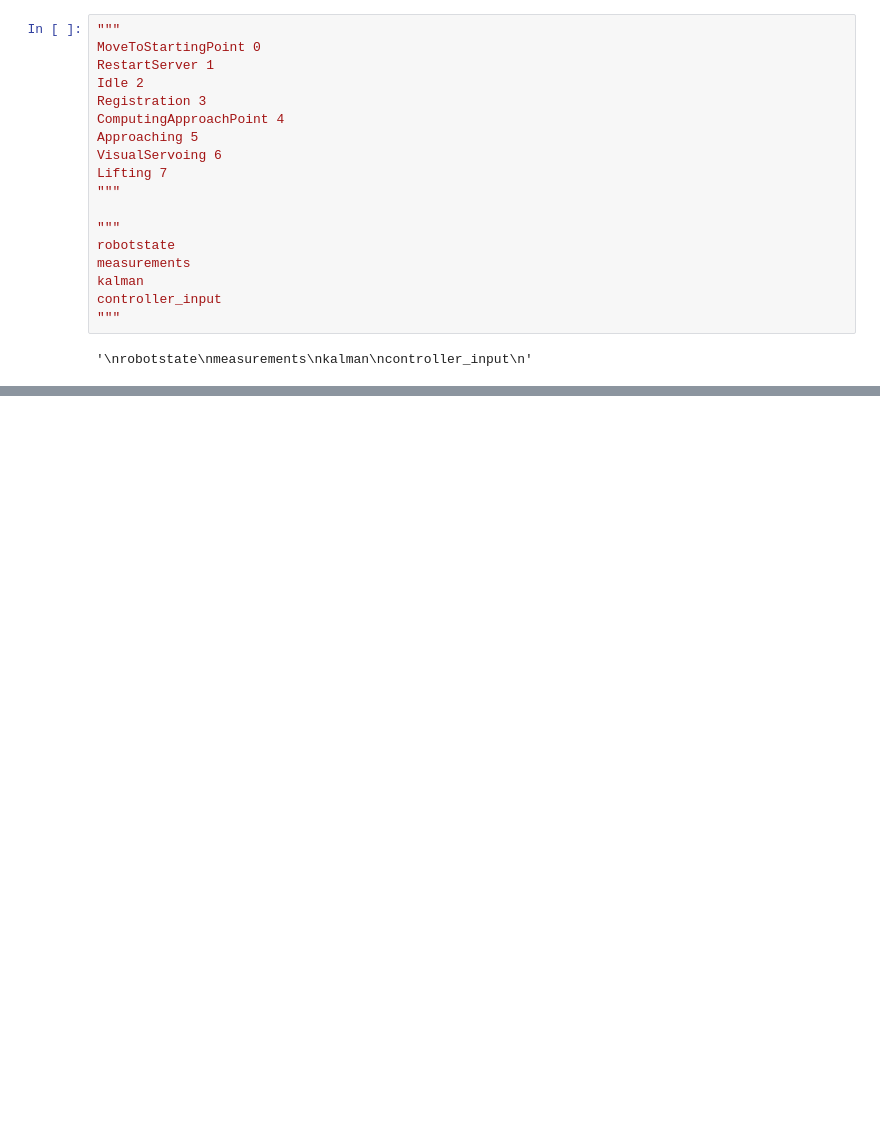
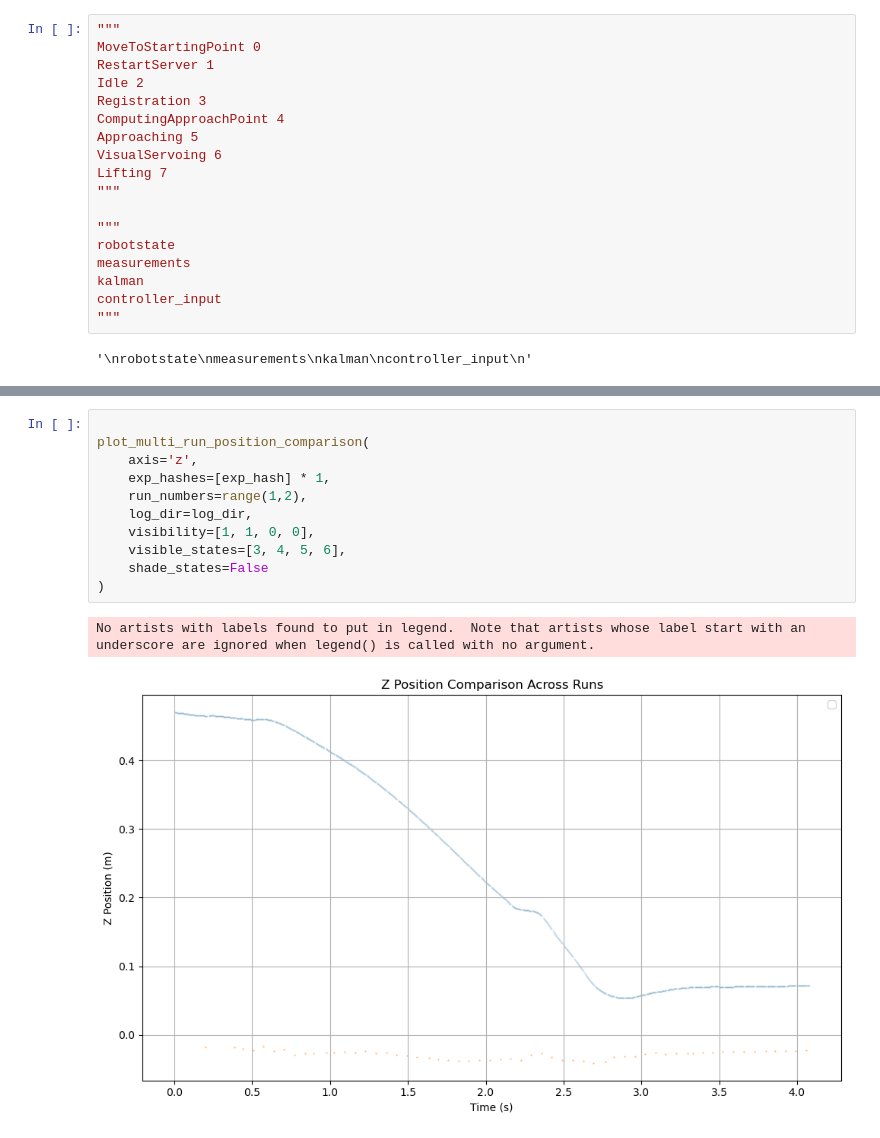
Before and after one commit to agentkashtan/franka-realtime-tracking, a Jupyter notebook: state_controller/plot_data.ipynb, the cells around one changed output, grey strips where cells are left out. Saved outputs shown, nothing was run; the diff lists cells and outputs as text; blank space fills up the shorter version.

```diff
--- a/state_controller/plot_data.ipynb
+++ b/state_controller/plot_data.ipynb
@@ -352,0 +622,14 @@ plot_multi_run_position_comparison(
+# %%
+
+plot_multi_run_position_comparison(
+    axis='z',
+    exp_hashes=[exp_hash] * 1,
+    run_numbers=range(1,2),
+    log_dir=log_dir,
+    visibility=[1, 1, 0, 0],
+    visible_states=[3, 4, 5, 6],
+    shade_states=False
+)
+# %% [output]
+No artists with labels found to put in legend.  Note that artists whose label start with an underscore are ignored when legend() is called with no argument.
+[figure, added]
```
Also changed, not shown: parts of 10 cells of this notebook, 1 other file.
